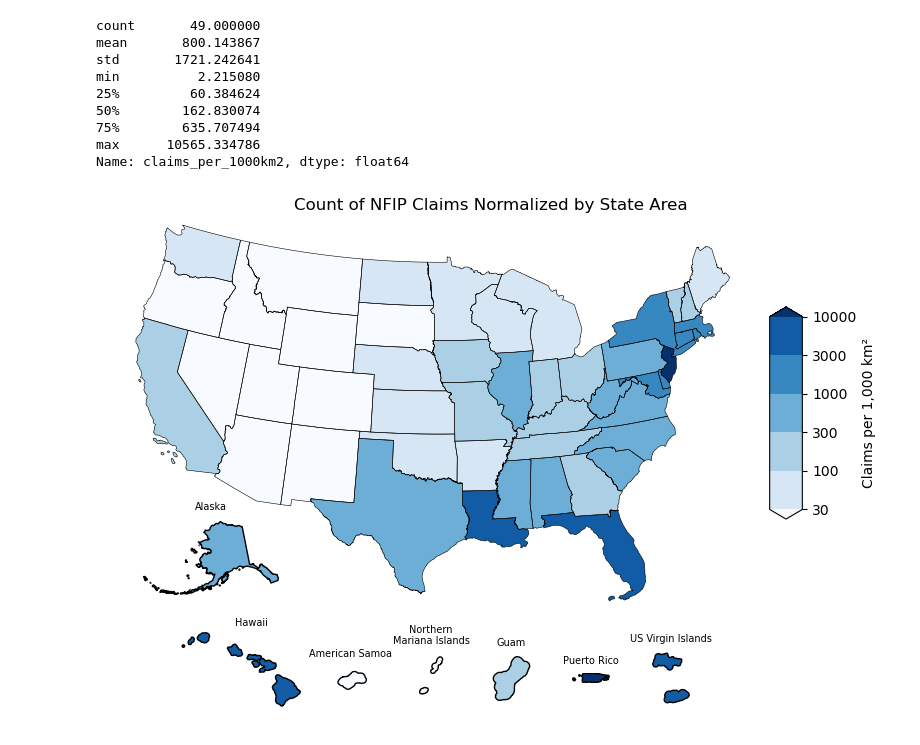
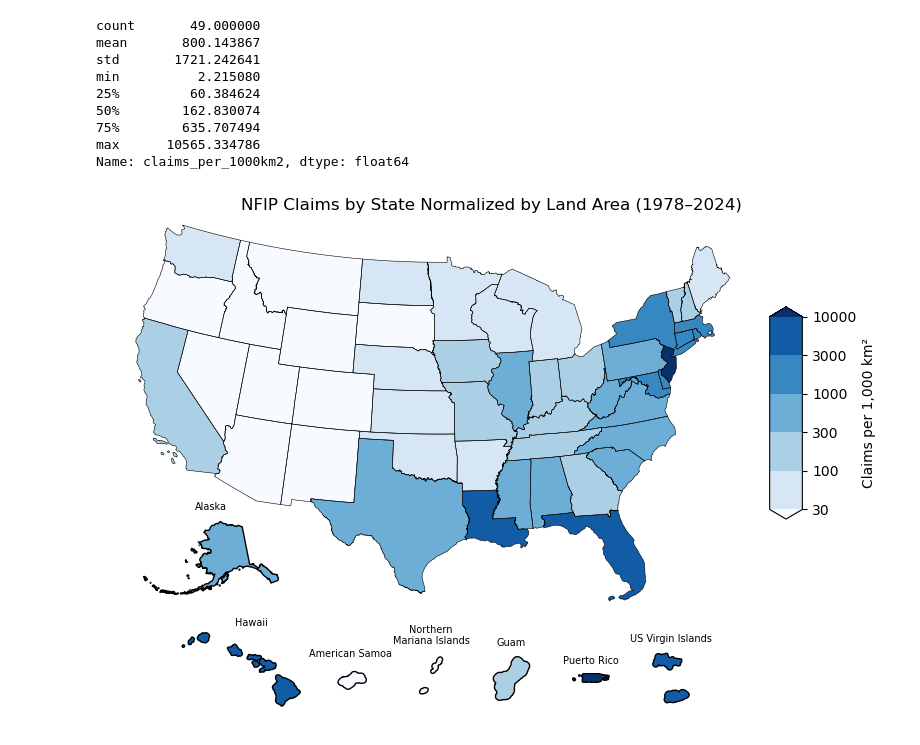
Before and after one commit to mebauer/duckdb-fema-nfip, a Jupyter notebook: figures.ipynb, the cells around one changed output. Cells and saved outputs as stored; diff of their text form; code cells hidden in the pictures.

```diff
--- a/figures.ipynb
+++ b/figures.ipynb
@@ -855,35 +855,33 @@ plot_states('60', 3102, ams, 'American Samoa')
 plot_states('69', 3993, mp, 'Northern\nMariana Islands')
 plot_states('66', 3993, gu, 'Guam')
 plot_states('72', 4326, pr, 'Puerto Rico')
 plot_states('78', 3991, vi, 'US Virgin Islands')
 
 # axis aesthetics
 ax.axis('off')
 ams.axis('off')
 ams.set_xlim(left=150_000, right=350_000)
 ams.set_ylim(bottom=250_000, top=375_000)
 gu.axis('off')
 mp.axis('off')
 mp.set_ylim(bottom=None, top=275_000)
 pr.axis('off')
 vi.axis('off')
 hawaii.axis('off')
 hawaii.set_xlim(700_000)
 hawaii.set_ylim(bottom=None, top=1_000_000)
 hawaii.set_title('Hawaii', y=.7, fontsize=7)
 alaska.axis('off')
 
 cax.set_ylabel('Claims per 1,000 km²', fontsize=10)
 
 fig.suptitle(
-    'NFIP Claims by State Normalized by Land Area (1978–2024)\nClaims per 1,000 Square Kilometers',
+    'NFIP Claims by State Normalized by Land Area (1978–2024)',
     fontsize=12,
-    weight='bold',
-    y=0.92
+    y=0.75
 )
 
-fig.suptitle('Count of NFIP Claims Normalized by State Area', y=.75)
 fig.tight_layout()
 fig.savefig('figures/count-claims-norm-map.png', dpi=200, bbox_inches='tight')
 # %% [output]
-[figure, old version]
+[figure, new version]
```
Also changed, not shown: parts of 16 cells of this notebook, 1 other file.
